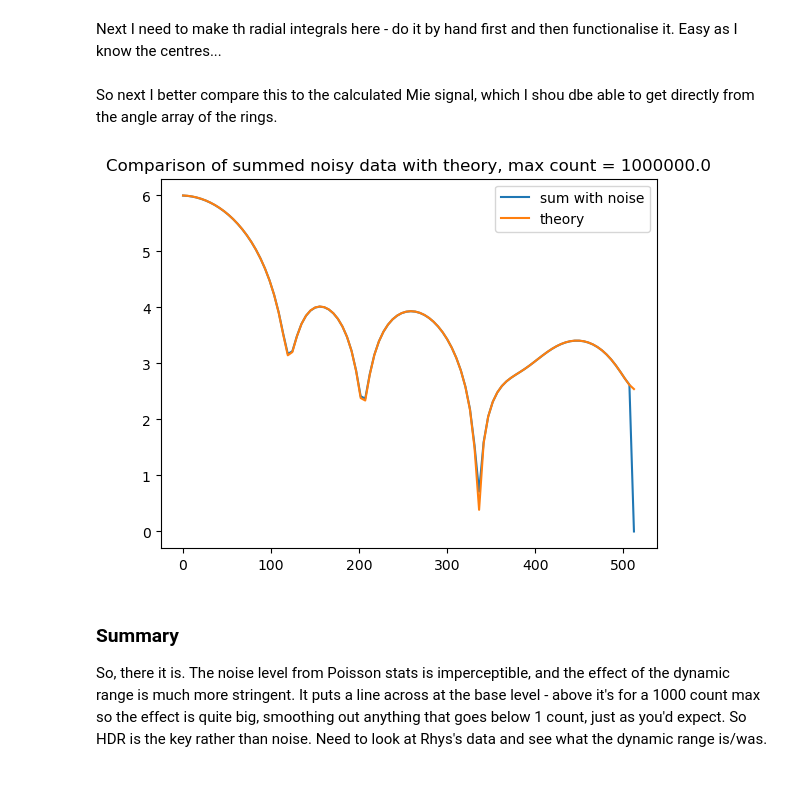
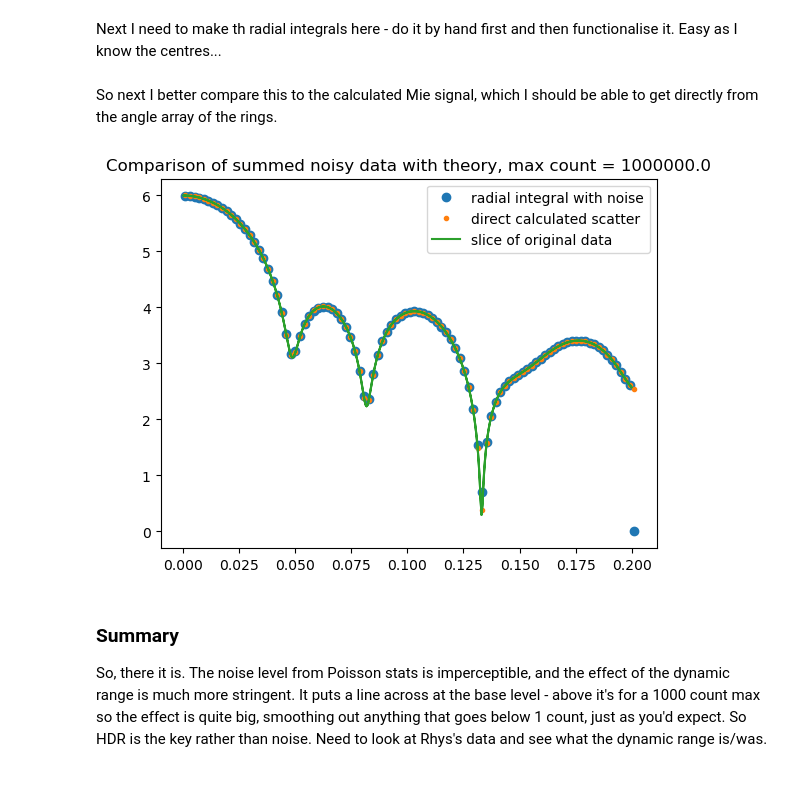
Before and after one commit to brocklesby/ufx-tensorflow, a Jupyter notebook: noise_demonstrator.ipynb, the cells around one changed output. Saved outputs shown, nothing was run; the diff lists cells and outputs as text; code cells hidden in the pictures.

```diff
--- a/noise_demonstrator.ipynb
+++ b/noise_demonstrator.ipynb
@@ -112,21 +112,22 @@ for ii in range(0,n_rings-1):
 
 Irad[Irad<1]=1; #get rid of zeros again for plot
 # %% [markdown]
-So next I better compare this to the calculated Mie signal, which I shou dbe able to get directly from the angle array of the rings.
+So next I better compare this to the calculated Mie signal, which I should be able to get directly from the angle array of the rings.
 # %%
 Iscat_theory= mdg.mie_theta(lambda_, ring_theta.reshape(1,n_rings), radius, index1, index2)
 Iscat_theory = max_count * Iscat_theory/Iscat_theory.max()
 
 fig, ax = plt.subplots()
-ax.plot(ring_coords, np.log10(Irad), label='sum with noise')
+ax.plot(ring_theta, np.log10(Irad), 'o',label='radial integral with noise')
 #ax.pcolormesh(mask)
 #plt.show()
-ax.plot(ring_coords, np.log10(Iscat_theory), label = 'theory')
+ax.plot(ring_theta, np.log10(Iscat_theory),'.', label = 'direct calculated scatter')
+ax.plot(theta[512,:], np.log10(Iscat[512, :]), label = 'slice of original data')
 ax.legend()
 ax.set_title('Comparison of summed noisy data with theory, max count = {}'.format(max_count))
 plt.show()
 # %% [output]
-[figure, old version]
+[figure, new version]
 # %% [markdown]
 ### Summary
 So, there it is. The noise level from Poisson stats is imperceptible, and the effect of the dynamic range is much more stringent. It puts a line across at the base level - above it's for a 1000 count max so the effect is quite big, smoothing out anything that goes below 1 count, just as you'd expect. So HDR is the key rather than noise. Need to look at Rhys's data and see what the dynamic range is/was.
```
Also changed, not shown: parts of 1 cell of this notebook, 4 other files.
